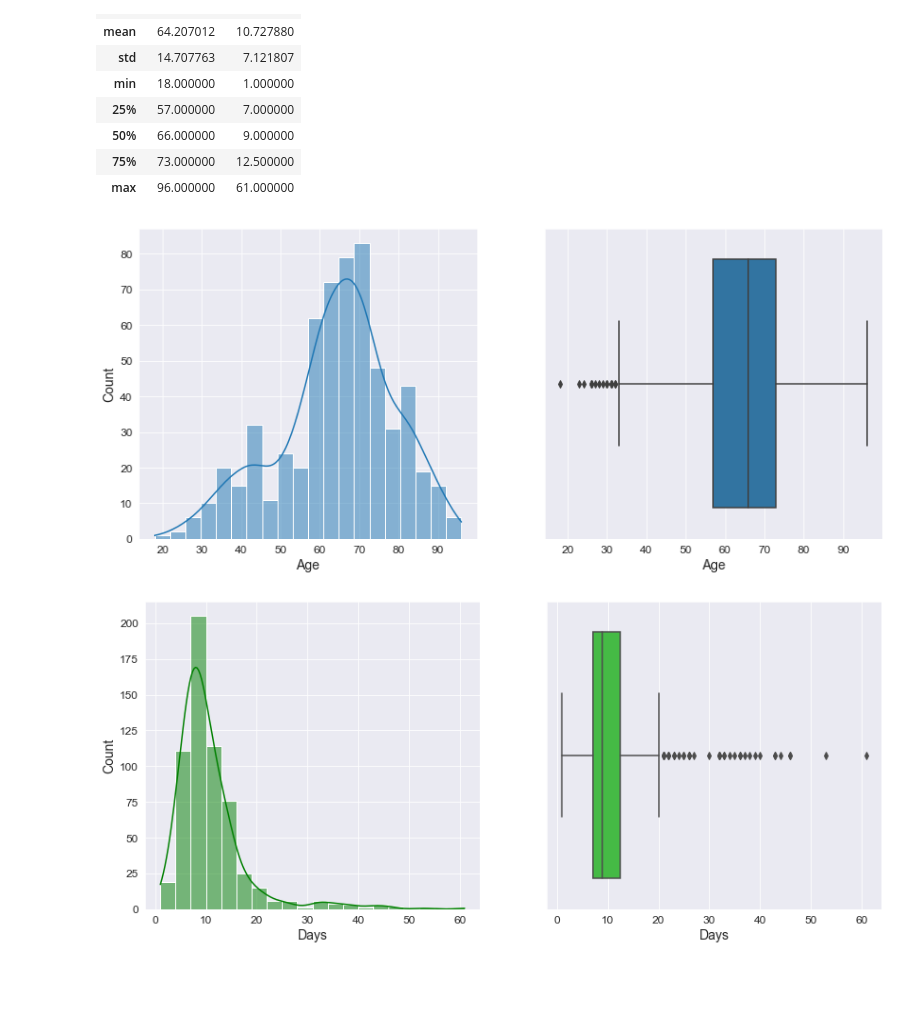
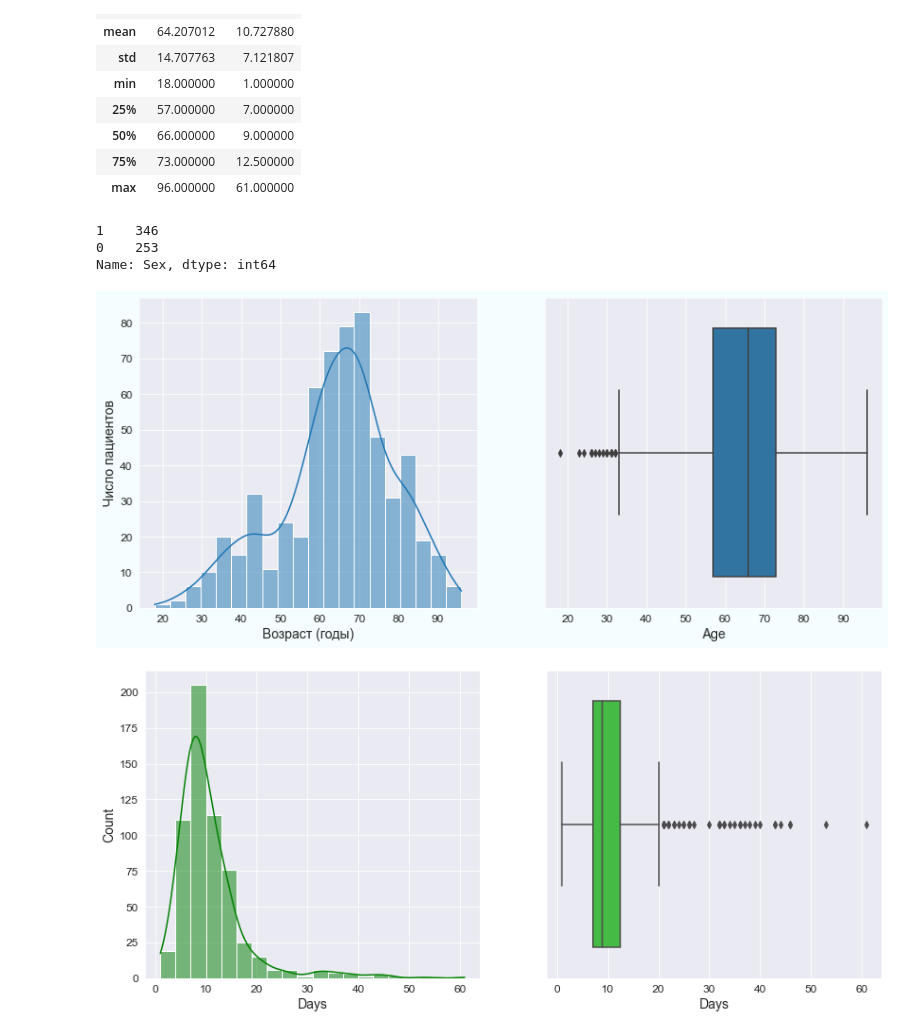
Before and after one commit to Aleee/rsschool_ml, a Jupyter notebook: !Report.ipynb, the cells around one changed output. Cells and saved outputs as stored; diff of their text form; code cells hidden in the pictures; blank space fills up the shorter version.

```diff
--- a/!Report.ipynb
+++ b/!Report.ipynb
@@ -87,12 +87,20 @@ data[col_continous].describe()
 | 50% | 66.000000 | 9.000000 |
 | 75% | 73.000000 | 12.500000 |
 | max | 96.000000 | 61.000000 |
+# %%
+data["Sex"].value_counts()
+# %% [output]
+1    346
+0    253
+Name: Sex, dtype: int64
 # %%
-fig, ax = plt.subplots(1, 2, figsize=(14,6));
+fig, ax = plt.subplots(1, 2, figsize=(14,6), facecolor="#F4FEFF");
 sns.histplot(data=data, x='Age', kde=True, bins=20, ax=ax[0]);
+ax[0].set_xlabel("Возраст (годы)")
+ax[0].set_ylabel("Число пациентов")
 sns.boxplot(data=data, x='Age', ax=ax[1]);
 # %% [output]
-[figure, old version]
+[figure, new version]
 # %%
 fig, ax = plt.subplots(1, 2, figsize=(14,6));
 sns.histplot(data=data, x='Days', kde=True, bins=20, ax=ax[0], color="green");
```
Also changed, not shown: parts of 22 cells of this notebook.
